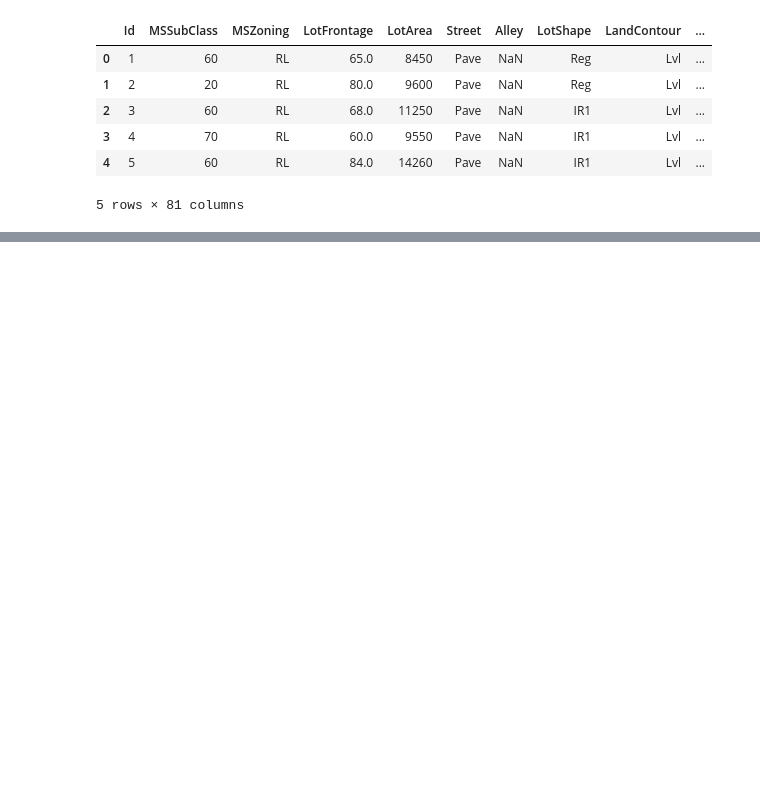
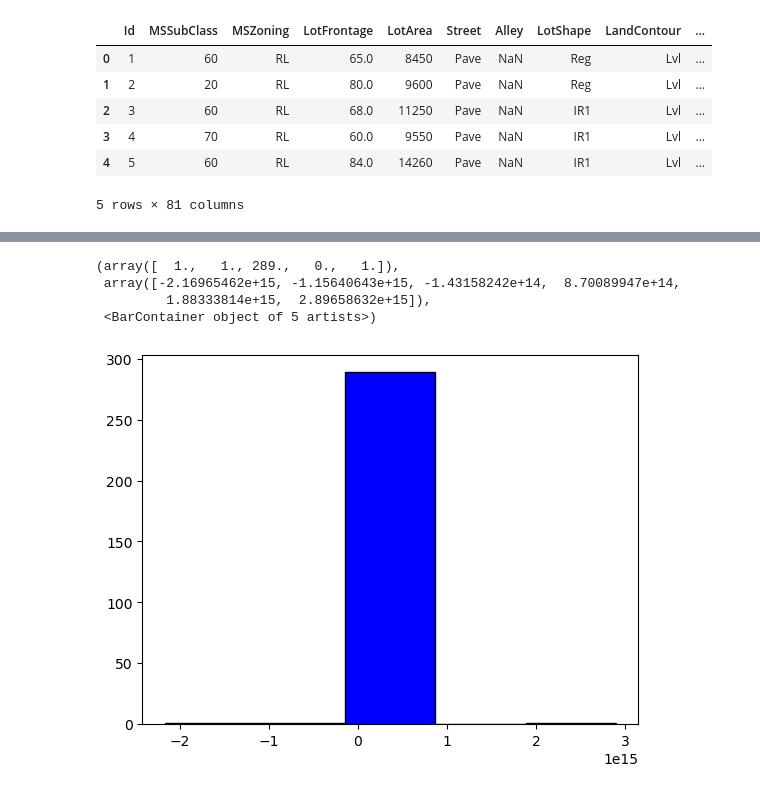
Before and after one commit to brock-fassnacht/Real_Estate, a Jupyter notebook: Price_Predictor.ipynb, the cells around one changed output, grey strips where cells are left out. Cells and saved outputs as stored; diff of their text form; code cells hidden in the pictures; blank space fills up the shorter version.

Commit message:
Regression, Prediciting some crazy prices

```diff
--- a/Price_Predictor.ipynb
+++ b/Price_Predictor.ipynb
@@ -65,0 +75,35 @@ array([ True,  True,  True,  True,  True,  True,  True,  True,  True,
+# %%
+## One hot encoding the rest of the categorical variables
+categorical_columns = test.select_dtypes(include='object').columns
+
+df_encoded = pd.get_dummies(test, columns= categorical_columns)
+# %%
+X = df_encoded.drop(columns=["SalePrice"])
+y = df_encoded["SalePrice"]
+
+# Filling Null values with 0 (Could be bad)
+X = X.fillna(0)
+
+X_train, X_test, y_train, y_test = train_test_split(X, y, test_size=0.2, random_state=42)
+
+scaler = StandardScaler()
+X_train_scaled = scaler.fit_transform(X_train)
+X_test_scaled = scaler.transform(X_test)
+
+model = LinearRegression()
+
+model.fit(X_train_scaled, y_train)
+
+# Make predictions on the test set
+y_pred = model.predict(X_test_scaled)
+
+# Evaluate the model
+mse = mean_squared_error(y_test, y_pred)
+r2 = r2_score(y_test, y_pred)
+
+print(f'Mean Squared Error: {mse}')
+print(f'Root Mean Squared Error: {mse**.5}')
+print(f'R-squared: {r2}')
+
+print('Coefficients:', model.coef_)
+print('Intercept:', model.intercept_)
@@ -65,0 +128,10 @@ array([ True,  True,  True,  True,  True,  True,  True,  True,  True,
+# %%
+results_df = pd.DataFrame({'Actual': y_test, 'Predicted': y_pred, "Delta": y_test - y_pred})
+
+plt.hist(results_df["Delta"], bins=5, color='blue', edgecolor='black')
+# %% [output]
+(array([  1.,   1., 289.,   0.,   1.]),
+ array([-2.16965462e+15, -1.15640643e+15, -1.43158242e+14,  8.70089947e+14,
+         1.88333814e+15,  2.89658632e+15]),
+ <BarContainer object of 5 artists>)
+[figure, added]
```
Also changed, not shown: parts of 9 cells of this notebook.
